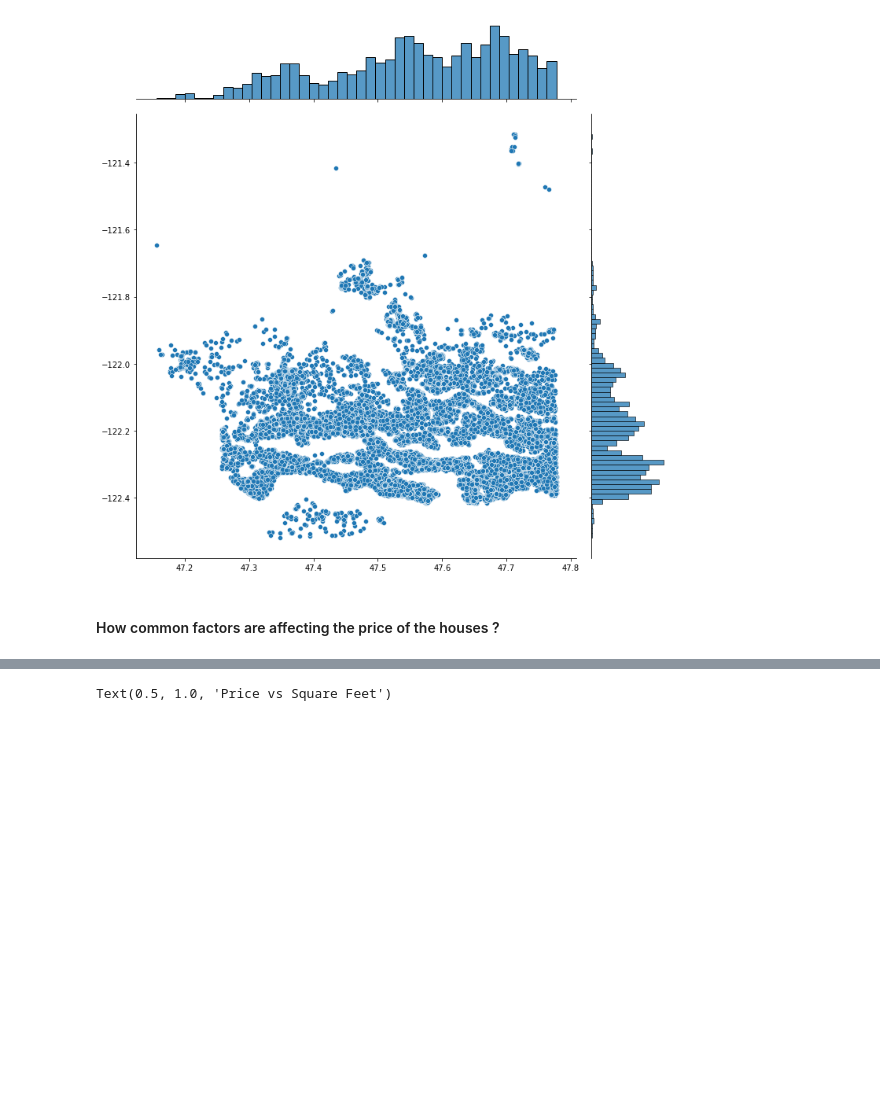
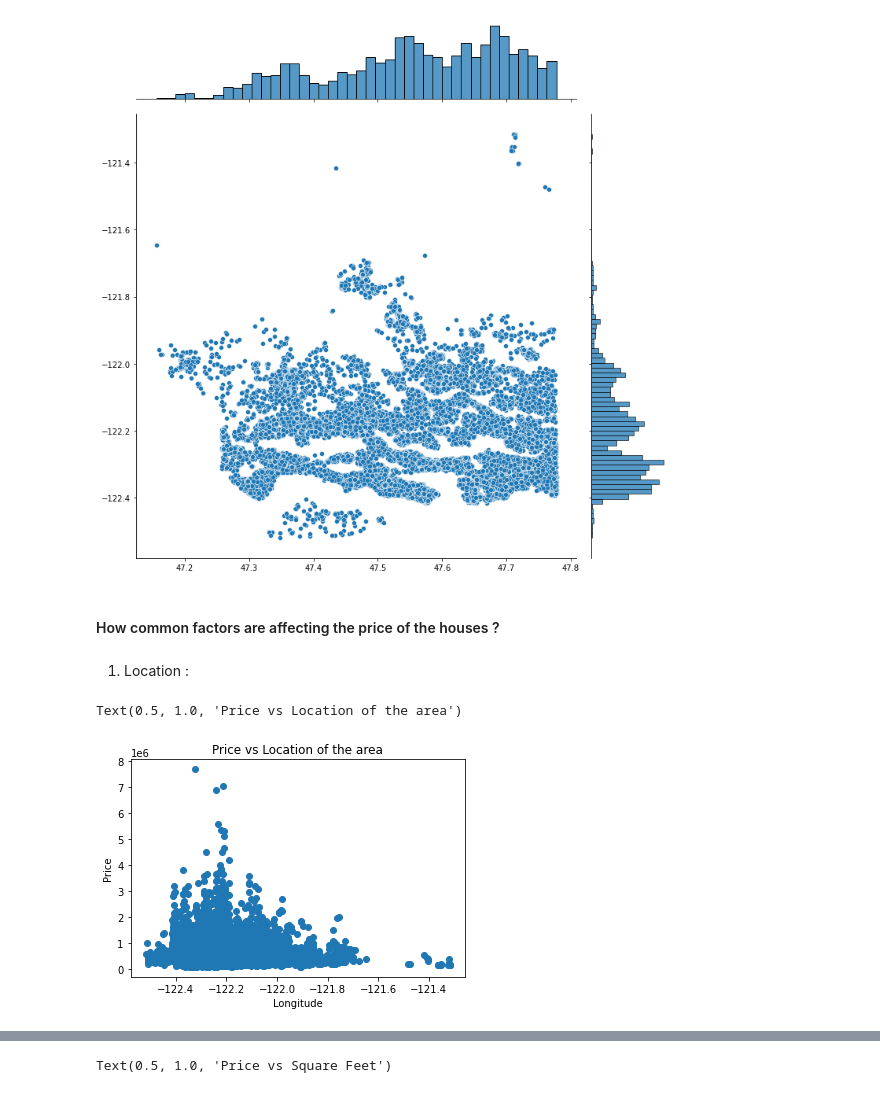
Before and after one commit to nitron-alpha-kplr/Machine-Learning-workshop, a Jupyter notebook: 03 - USE CASE/House Price Prediction.ipynb, the cells around one changed output, grey strips where cells are left out. Cells and saved outputs as stored; diff of their text form; code cells hidden in the pictures; blank space fills up the shorter version.

```diff
--- a/03 - USE CASE/House Price Prediction.ipynb
+++ b/03 - USE CASE/House Price Prediction.ipynb
@@ -62,3 +87,13 @@ plt.show()
 [figure]
 # %% [markdown]
 #### How common factors are affecting the price of the houses ?
+# %% [markdown]
+1. Location :
+# %%
+plt.scatter(data.long, data.price)
+plt.xlabel("Longitude")
+plt.ylabel("Price")
+plt.title("Price vs Location of the area")
+# %% [output]
+Text(0.5, 1.0, 'Price vs Location of the area')
+[figure, added]
```
Also changed, not shown: parts of 29 cells of this notebook, 2 other files.
